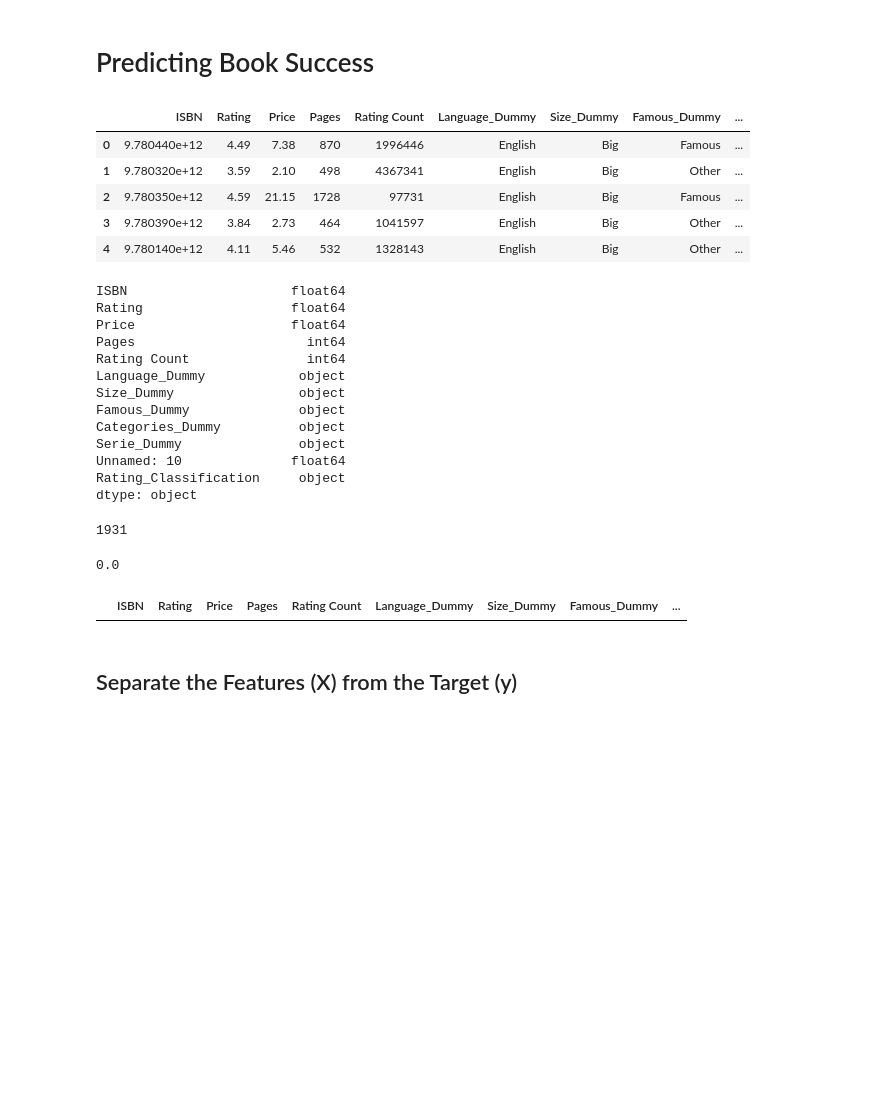
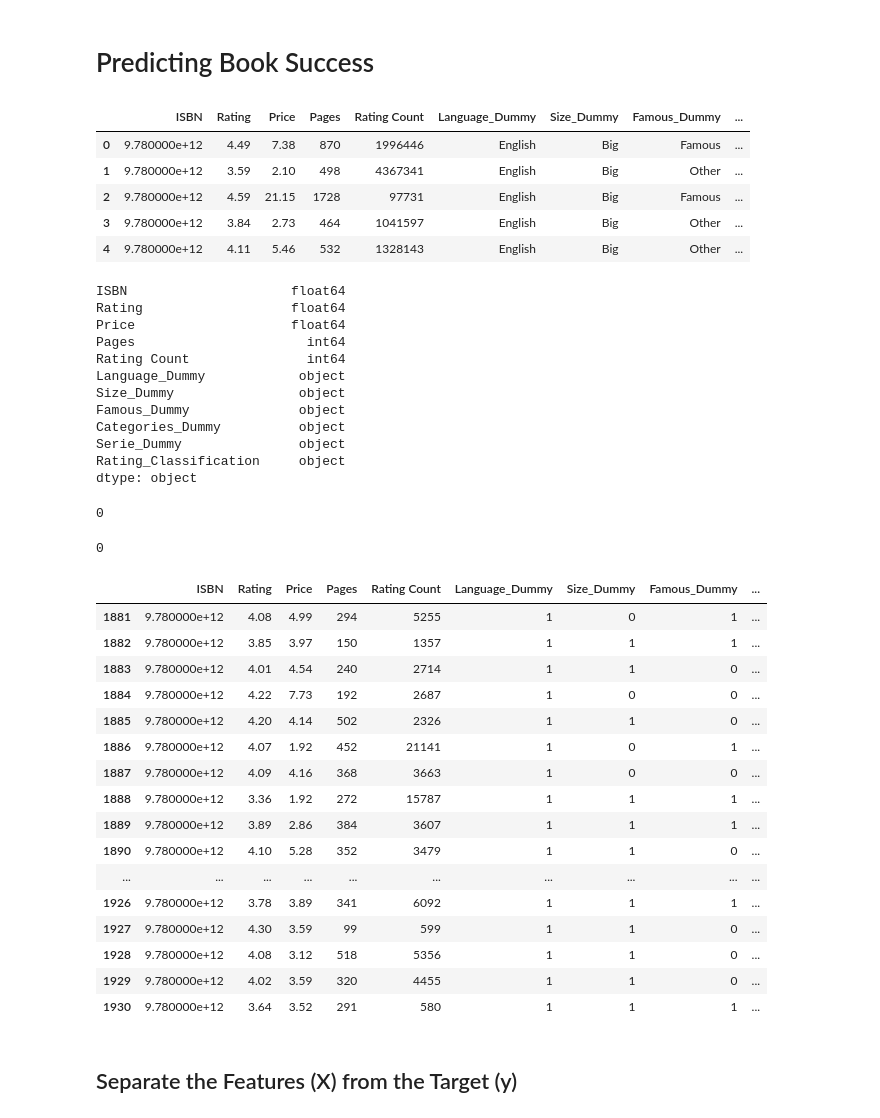
Before and after one commit to FernandoLaguna/Books, a Jupyter notebook: Single layer and LR.ipynb, the cells around one changed output. Saved outputs shown, nothing was run; the diff lists cells and outputs as text; code cells hidden in the pictures; blank space fills up the shorter version.

```diff
--- a/Single layer and LR.ipynb
+++ b/Single layer and LR.ipynb
@@ -10,6 +10,7 @@ from sklearn.metrics import accuracy_score
 import pandas as pd
 import tensorflow as tf
 # %%
+
 #Import the dataset
 data = Path('books_clean.csv')
 df = pd.read_csv(data)
@@ -18,18 +19,18 @@ df = pd.read_csv(data)
 #published_year, average_rating, num_pages, ratings_count, can be used to predict the outcome: whether a book will have a good
 #rating (1) or will not (0) based on the fact that an average rating below of 4.5 will not likely be successful
 
-df.loc[df['Rating'] <= 4.0, 'Rating_Classification'] = 'Low_Rating'
-df.loc[df['Rating'] > 4.0, 'Rating_Classification'] = 'High_Rating'
+df.loc[df['Rating'] <= 4.5, 'Rating_Classification'] = 'Low_Rating'
+df.loc[df['Rating'] > 4.5, 'Rating_Classification'] = 'High_Rating'
 
 df.reset_index(inplace=True, drop=True)
 df.head()
 # %% [output]
 |  | ISBN | Rating | Price | Pages | Rating Count | Language_Dummy | Size_Dummy | Famous_Dummy | ... |
-| 0 | 9.780440e+12 | 4.49 | 7.38 | 870 | 1996446 | English | Big | Famous | ... |
-| 1 | 9.780320e+12 | 3.59 | 2.10 | 498 | 4367341 | English | Big | Other | ... |
-| 2 | 9.780350e+12 | 4.59 | 21.15 | 1728 | 97731 | English | Big | Famous | ... |
-| 3 | 9.780390e+12 | 3.84 | 2.73 | 464 | 1041597 | English | Big | Other | ... |
-| 4 | 9.780140e+12 | 4.11 | 5.46 | 532 | 1328143 | English | Big | Other | ... |
+| 0 | 9.780000e+12 | 4.49 | 7.38 | 870 | 1996446 | English | Big | Famous | ... |
+| 1 | 9.780000e+12 | 3.59 | 2.10 | 498 | 4367341 | English | Big | Other | ... |
+| 2 | 9.780000e+12 | 4.59 | 21.15 | 1728 | 97731 | English | Big | Famous | ... |
+| 3 | 9.780000e+12 | 3.84 | 2.73 | 464 | 1041597 | English | Big | Other | ... |
+| 4 | 9.780000e+12 | 4.11 | 5.46 | 532 | 1328143 | English | Big | Other | ... |
 # %%
 # We will check for the variables from all columns
 df.dtypes
@@ -44,14 +45,13 @@ Size_Dummy                object
 Famous_Dummy              object
 Categories_Dummy          object
 Serie_Dummy               object
-Unnamed: 10              float64
 Rating_Classification     object
 dtype: object
 # %%
 #Count the current NaN values from the dataframe
 df.isnull().sum().sum()
 # %% [output]
-1931
+0
 # %%
 #Drop all the NaN values
 df.dropna(inplace=True)
@@ -59,7 +59,7 @@ df.dropna(inplace=True)
 #Recount all the NaN values to make sure they are dropped
 df.isnull().sum().sum()
 # %% [output]
-0.0
+0
 # %%
 #Use method to convert String to int
 def rating(x):
@@ -90,9 +90,25 @@ df['Language_Dummy'] = df['Language_Dummy'].apply(binary)
 df['Categories_Dummy'] = df['Categories_Dummy'].apply(binary)
 # %%
 #Create a new dataframe with the target variables
-df
+df.tail(50)
 # %% [output]
 |  | ISBN | Rating | Price | Pages | Rating Count | Language_Dummy | Size_Dummy | Famous_Dummy | ... |
+| 1881 | 9.780000e+12 | 4.08 | 4.99 | 294 | 5255 | 1 | 0 | 1 | ... |
+| 1882 | 9.780000e+12 | 3.85 | 3.97 | 150 | 1357 | 1 | 1 | 1 | ... |
+| 1883 | 9.780000e+12 | 4.01 | 4.54 | 240 | 2714 | 1 | 1 | 0 | ... |
+| 1884 | 9.780000e+12 | 4.22 | 7.73 | 192 | 2687 | 1 | 0 | 0 | ... |
+| 1885 | 9.780000e+12 | 4.20 | 4.14 | 502 | 2326 | 1 | 1 | 0 | ... |
+| 1886 | 9.780000e+12 | 4.07 | 1.92 | 452 | 21141 | 1 | 0 | 1 | ... |
+| 1887 | 9.780000e+12 | 4.09 | 4.16 | 368 | 3663 | 1 | 0 | 0 | ... |
+| 1888 | 9.780000e+12 | 3.36 | 1.92 | 272 | 15787 | 1 | 1 | 1 | ... |
+| 1889 | 9.780000e+12 | 3.89 | 2.86 | 384 | 3607 | 1 | 1 | 1 | ... |
+| 1890 | 9.780000e+12 | 4.10 | 5.28 | 352 | 3479 | 1 | 1 | 0 | ... |
+| ... | ... | ... | ... | ... | ... | ... | ... | ... | ... |
+| 1926 | 9.780000e+12 | 3.78 | 3.89 | 341 | 6092 | 1 | 1 | 1 | ... |
+| 1927 | 9.780000e+12 | 4.30 | 3.59 | 99 | 599 | 1 | 1 | 0 | ... |
+| 1928 | 9.780000e+12 | 4.08 | 3.12 | 518 | 5356 | 1 | 1 | 0 | ... |
+| 1929 | 9.780000e+12 | 4.02 | 3.59 | 320 | 4455 | 1 | 1 | 0 | ... |
+| 1930 | 9.780000e+12 | 3.64 | 3.52 | 291 | 580 | 1 | 1 | 1 | ... |
 # %% [markdown]
 ##  Separate the Features (X) from the Target (y)
 # %%
```
Also changed, not shown: parts of 16 cells of this notebook.
